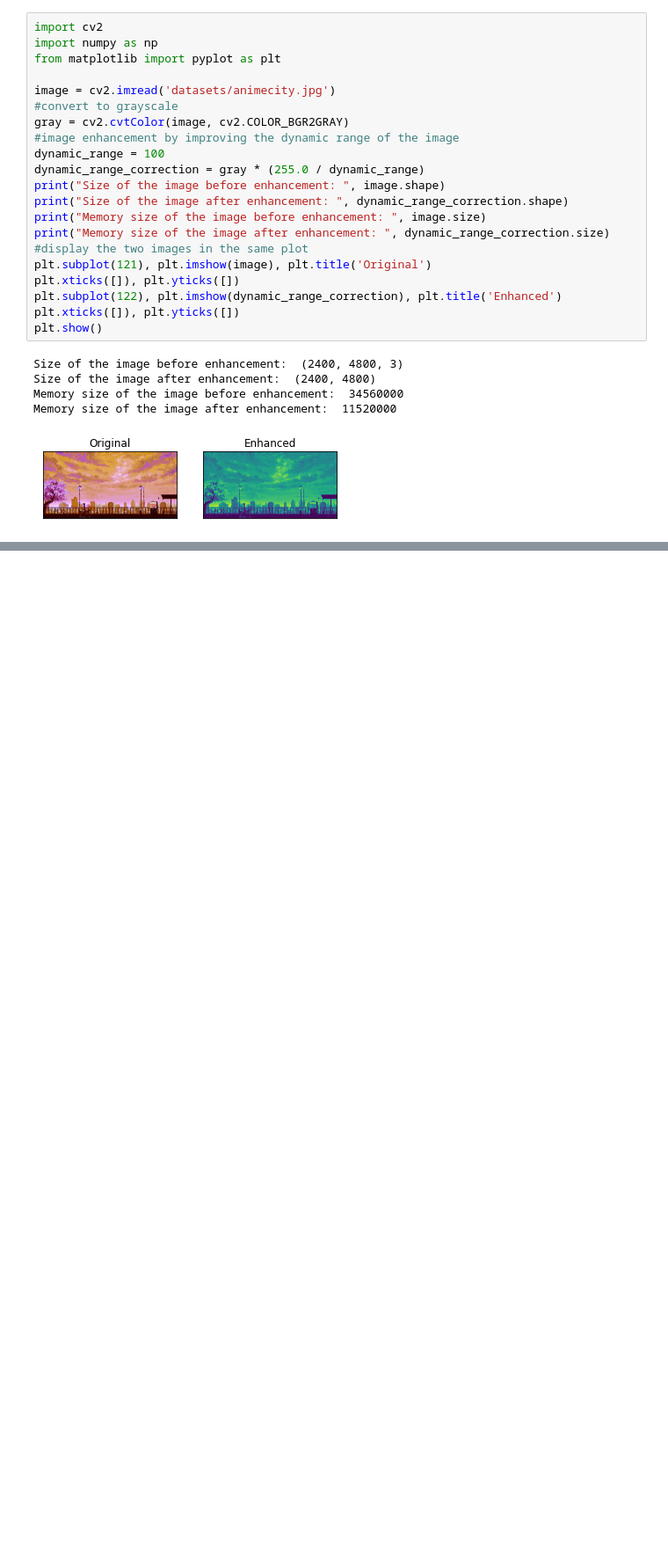
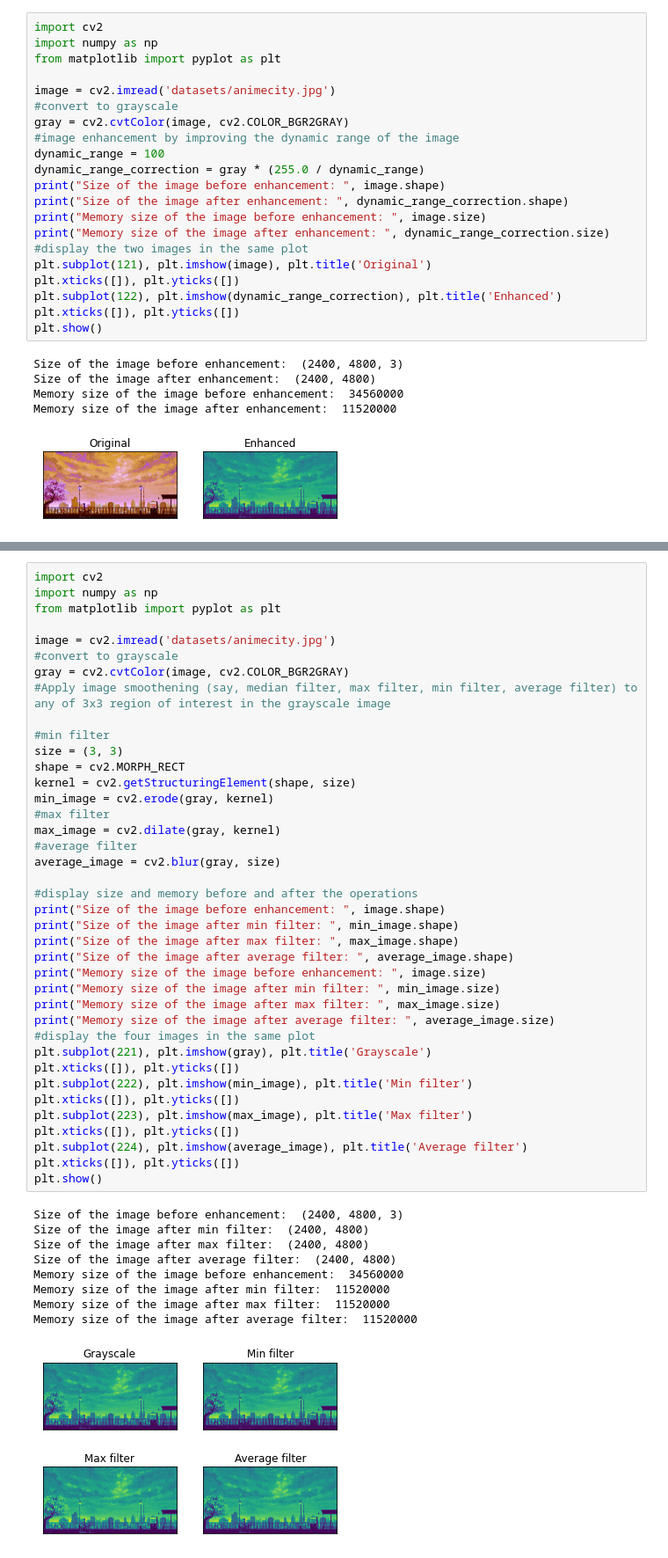
Before and after one commit to 4bdul4ziz/Jupyter-Lab, a Jupyter notebook: robotVision.ipynb, the cells around one changed output, grey strips where cells are left out. Shown at 88% size. Cells and saved outputs as stored; diff of their text form; blank space fills up the shorter version.

```diff
--- a/robotVision.ipynb
+++ b/robotVision.ipynb
@@ -1103,0 +1228,49 @@ Memory size of the image after enhancement:  11520000
+# %%
+import cv2
+import numpy as np
+from matplotlib import pyplot as plt
+
+image = cv2.imread('datasets/animecity.jpg')
+#convert to grayscale
+gray = cv2.cvtColor(image, cv2.COLOR_BGR2GRAY)
+#Apply image smoothening (say, median filter, max filter, min filter, average filter) to any of 3x3 region of interest in the grayscale image
+
+#min filter
+size = (3, 3)
+shape = cv2.MORPH_RECT
+kernel = cv2.getStructuringElement(shape, size)
+min_image = cv2.erode(gray, kernel)
+#max filter
+max_image = cv2.dilate(gray, kernel)
+#average filter
+average_image = cv2.blur(gray, size)
+
+#display size and memory before and after the operations
+print("Size of the image before enhancement: ", image.shape)
+print("Size of the image after min filter: ", min_image.shape)
+print("Size of the image after max filter: ", max_image.shape)
+print("Size of the image after average filter: ", average_image.shape)
+print("Memory size of the image before enhancement: ", image.size)
+print("Memory size of the image after min filter: ", min_image.size)
+print("Memory size of the image after max filter: ", max_image.size)
+print("Memory size of the image after average filter: ", average_image.size)
+#display the four images in the same plot
+plt.subplot(221), plt.imshow(gray), plt.title('Grayscale')
+plt.xticks([]), plt.yticks([])
+plt.subplot(222), plt.imshow(min_image), plt.title('Min filter')
+plt.xticks([]), plt.yticks([])
+plt.subplot(223), plt.imshow(max_image), plt.title('Max filter')
+plt.xticks([]), plt.yticks([])
+plt.subplot(224), plt.imshow(average_image), plt.title('Average filter')
+plt.xticks([]), plt.yticks([])
+plt.show()
+# %% [output]
+Size of the image before enhancement:  (2400, 4800, 3)
+Size of the image after min filter:  (2400, 4800)
+Size of the image after max filter:  (2400, 4800)
+Size of the image after average filter:  (2400, 4800)
+Memory size of the image before enhancement:  34560000
+Memory size of the image after min filter:  11520000
+Memory size of the image after max filter:  11520000
+Memory size of the image after average filter:  11520000
+[figure, added]
```
Also changed, not shown: parts of 12 cells of this notebook, 1 other file.
